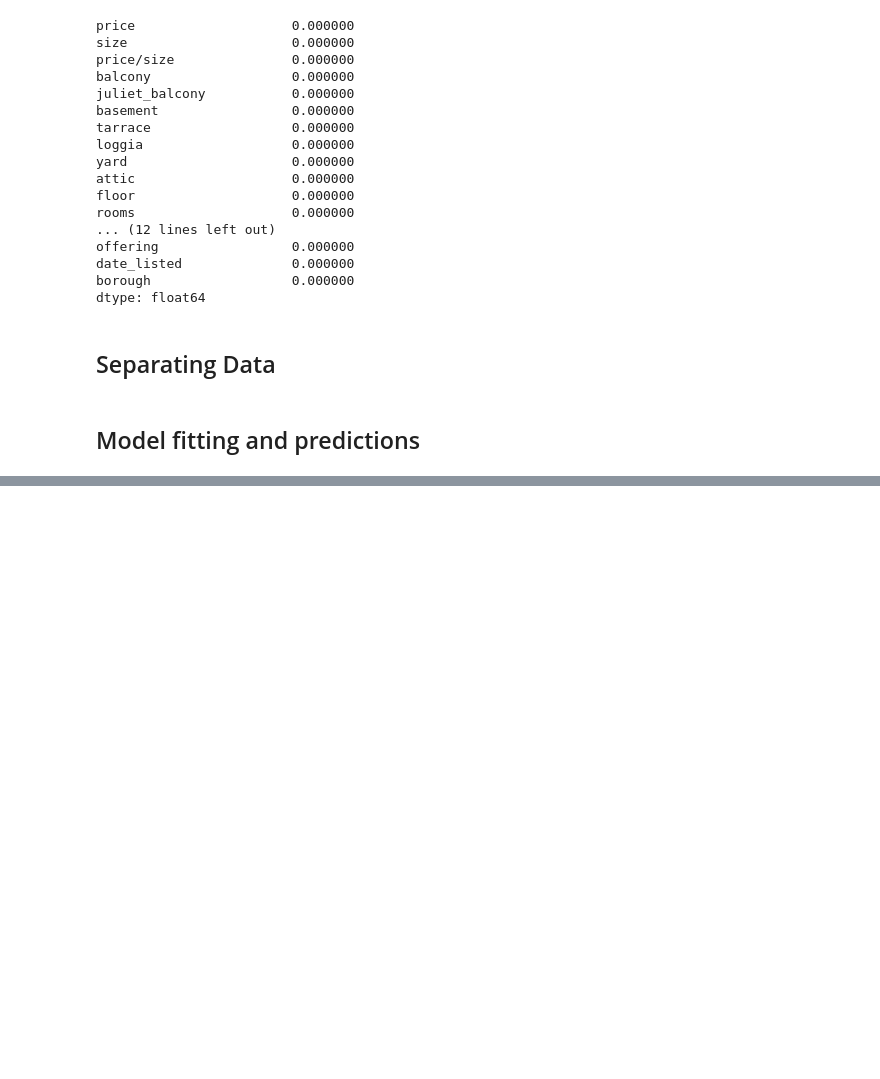
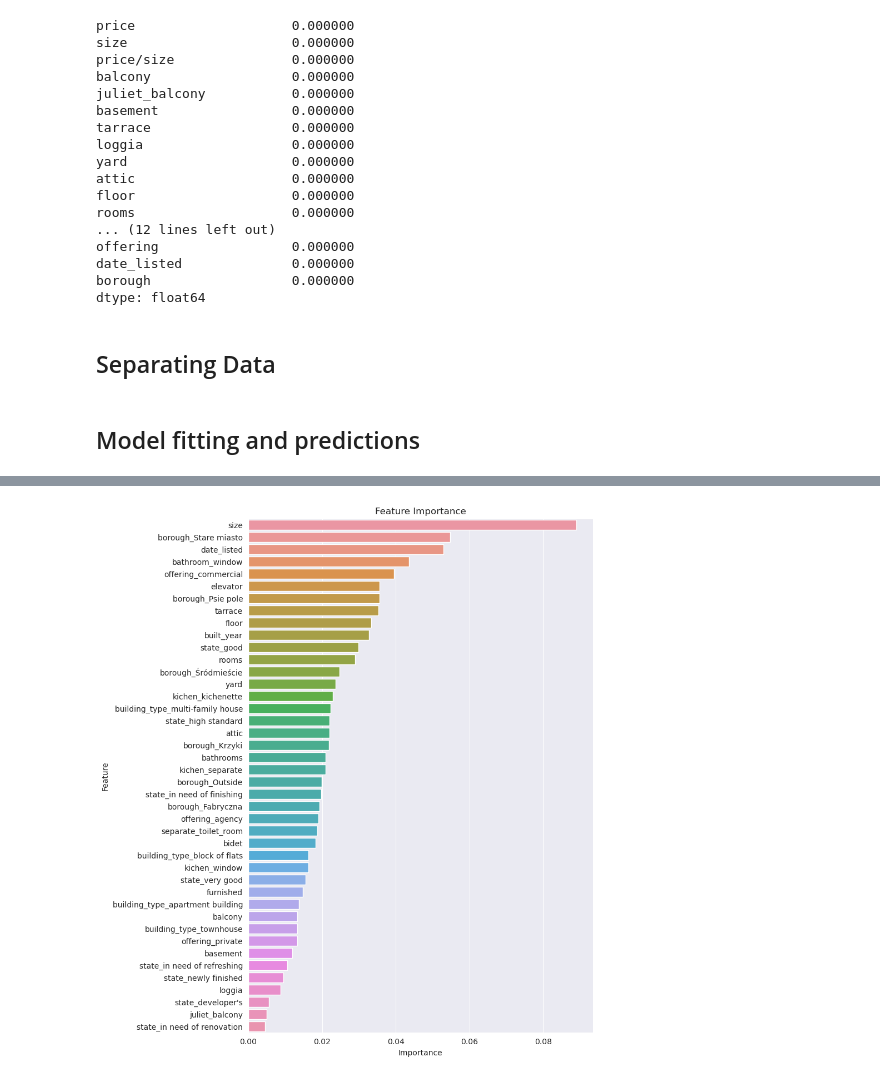
Before and after one commit to asKonar/Rental_Price_Prediction, a Jupyter notebook: rental-prices-analysis-and-prediction-model.ipynb, the cells around one changed output, grey strips where cells are left out. Cells and saved outputs as stored; diff of their text form; code cells hidden in the pictures; blank space fills up the shorter version.

```diff
--- a/rental-prices-analysis-and-prediction-model.ipynb
+++ b/rental-prices-analysis-and-prediction-model.ipynb
@@ -489,0 +497,16 @@ plt.show()
+# %%
+# Feature Importance Plot
+importances = xgb_pipeline.named_steps['xgb_model'].feature_importances_
+feature_names = numerical_cols + list(xgb_pipeline.named_steps['preprocessor'].transformers_[1][1].named_steps['onehot'].get_feature_names_out(categorical_cols))
+
+feature_importances = pd.DataFrame({'Feature': feature_names, 'Importance': importances})
+feature_importances = feature_importances.sort_values('Importance', ascending=False)
+
+plt.figure(figsize=(8, 12))
+sns.barplot(x='Importance', y='Feature', data=feature_importances)
+plt.xlabel('Importance')
+plt.ylabel('Feature')
+plt.title('Feature Importance')
+plt.show()
+# %% [output]
+[figure, added]
```
Also changed, not shown: parts of 8 cells of this notebook.
